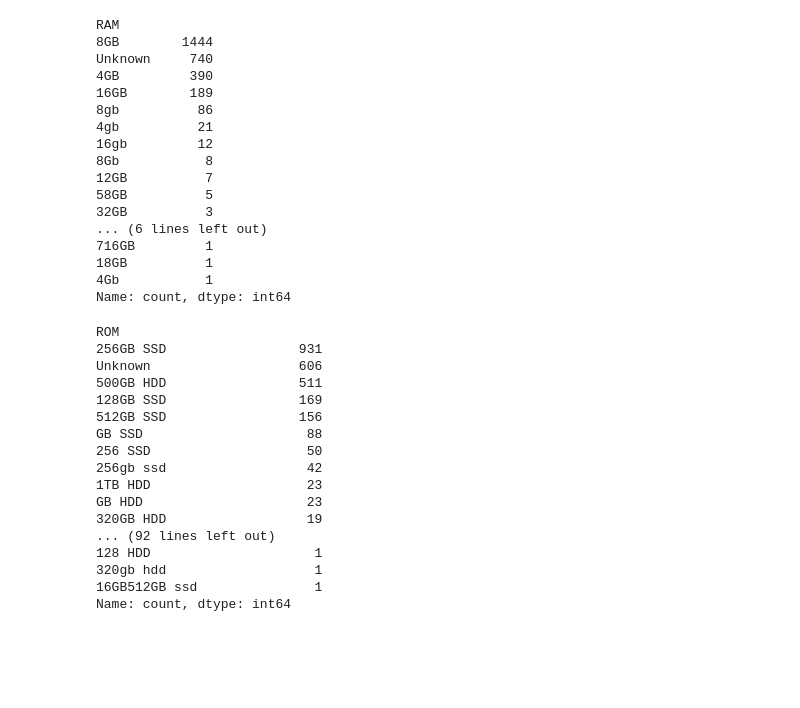
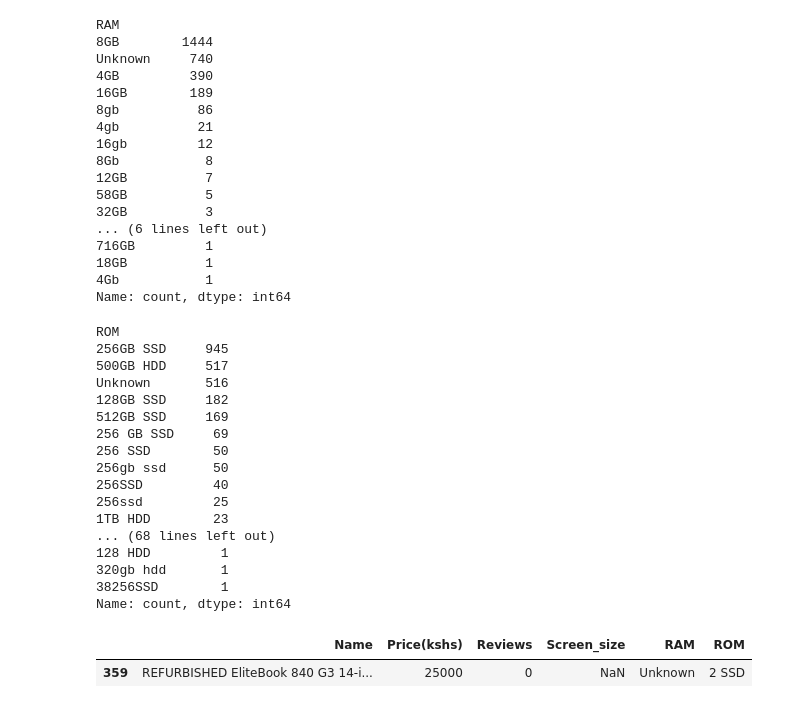
Before and after one commit to HannahMwende/E-commerce-products-analysis, a Jupyter notebook: Scraping_laptops.ipynb, the cells around one changed output. Cells and saved outputs as stored; diff of their text form; code cells hidden in the pictures; blank space fills up the shorter version.

```diff
--- a/Scraping_laptops.ipynb
+++ b/Scraping_laptops.ipynb
@@ -349,16 +385,18 @@ def extract_screen_size(description):
 
 # Extract RAM
 def extract_ram(name):
-    match = re.search(r'(\d+GB)\s*RAM', name, re.IGNORECASE)
+    match = re.search(r'(\d+)\s*GB\s*RAM', name, re.IGNORECASE)  # Adjust regex to allow flexible spacing
+    return f"{match.group(1)}GB" if match else 'Unknown'  # Return the RAM size with "GB" appended
+
+
+
+# Extract ROM (HDD/SSD/BROM) with GB or TB
+def extract_rom(name):
+    # Search for number along with "HDD" or "SSD", with or without space
+    match = re.search(r'(\d+\s*(?:GB|TB)?\s*(HDD|SSD|BROM|Storage))', name, re.IGNORECASE)
     return match.group(1) if match else 'Unknown'
 
 
-
-# Extract ROM (HDD/SSD)
-def extract_rom(name):
-     # Search for a word before "HDD" or "SSD" along with "HDD" or "SSD"
-    match = re.search(r'(\b\w+\b)\s+(HDD|SSD)', name, re.IGNORECASE)
-    return match.group(0) if match else 'Unknown'
 
 
 # Apply the extraction/cleaning functions to the DataFrame
@@ -445,34 +506,47 @@ Unknown     740
 18GB          1
 4Gb           1
 Name: count, dtype: int64
+# %%
+# Extract ROM (HDD/SSD) with GB
+def extract_rom(name):
+    # Search for GB/number along with "HDD" or "SSD", with or without space
+    match = re.search(r'(\d+\s*GB|\d+TB|\d+SSD|\d+HDD)', name, re.IGNORECASE)
+    return match.group(0) if match else 'Unknown'
+df_laptops['ROM'] =df_laptops['Name'].apply(extract_rom)
 # %%
-# Function to harmonize RAM values
-def harmonize_ram(ram):
-    match = re.match(r'(\d+)\s*GB', ram, flags=re.IGNORECASE)  # Match numbers followed by GB
-    return match.group(1) + 'GB' if match else ram  # Return harmonized "XGB" or original value
+# Extract ROM (HDD/SSD/BROM) with GB or TB
+def extract_rom(name):
+    # Search for GB/number along with "HDD", "SSD", or "BROM", with or without space
+    match = re.search(r'(\d+\s*(GB|TB))\s*(HDD|SSD|BROM)', name, re.IGNORECASE)
+    return match.group(0) if match else 'Unknown'
 
 # Apply the harmonization function
-df_laptops['RAM'] = df_laptops['RAM'].apply(harmonize_ram)
+df_laptops['RAM'] = df_laptops['RAM'].apply(extract_rom)
 # %%
 df_laptops["ROM"].value_counts()
 # %% [output]
 ROM
-256GB SSD                 931
-Unknown                   606
-500GB HDD                 511
-128GB SSD                 169
-512GB SSD                 156
-GB SSD                     88
-256 SSD                    50
-256gb ssd                  42
-1TB HDD                    23
-GB HDD                     23
-320GB HDD                  19
-... (92 lines left out)
-128 HDD                     1
-320gb hdd                   1
-16GB512GB ssd               1
+256GB SSD     945
+500GB HDD     517
+Unknown       516
+128GB SSD     182
+512GB SSD     169
+256 GB SSD     69
+256 SSD        50
+256gb ssd      50
+256SSD         40
+256ssd         25
+1TB HDD        23
+... (68 lines left out)
+128 HDD         1
+320gb hdd       1
+38256SSD        1
 Name: count, dtype: int64
+# %%
+df_laptops[df_laptops["ROM"] == "2 SSD"]
+# %% [output]
+|  | Name | Price(kshs) | Reviews | Screen_size | RAM | ROM |
+| 359 | REFURBISHED EliteBook 840 G3 14-i... | 25000 | 0 | NaN | Unknown | 2 SSD |
 # %%
 # Save to CSV
 df.to_csv('laptops_cleann.csv', index=True)
```
Also changed, not shown: parts of 12 cells of this notebook, 59 other files.
